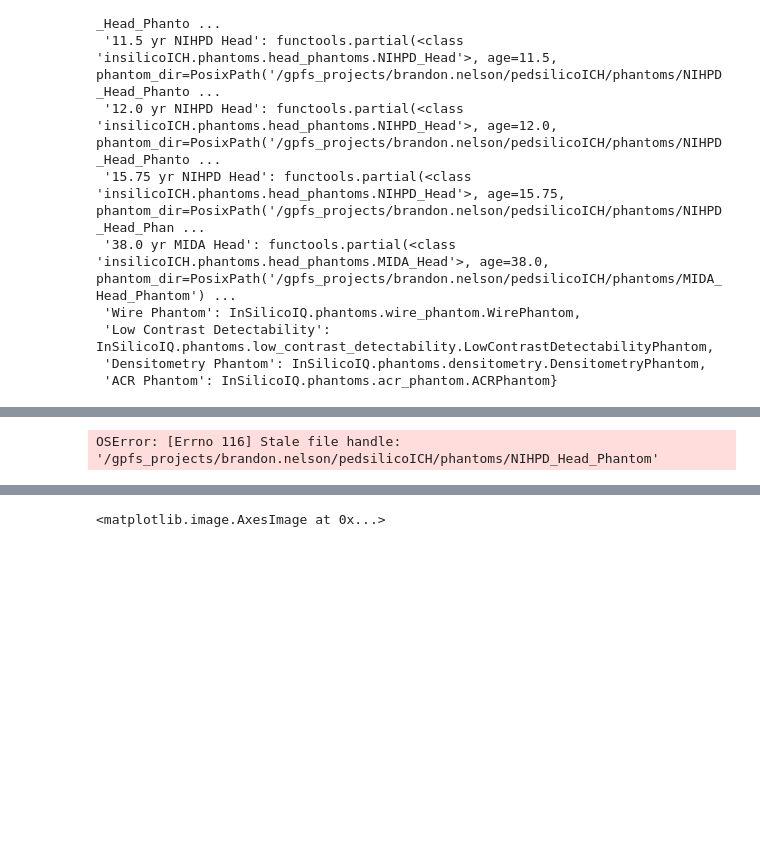
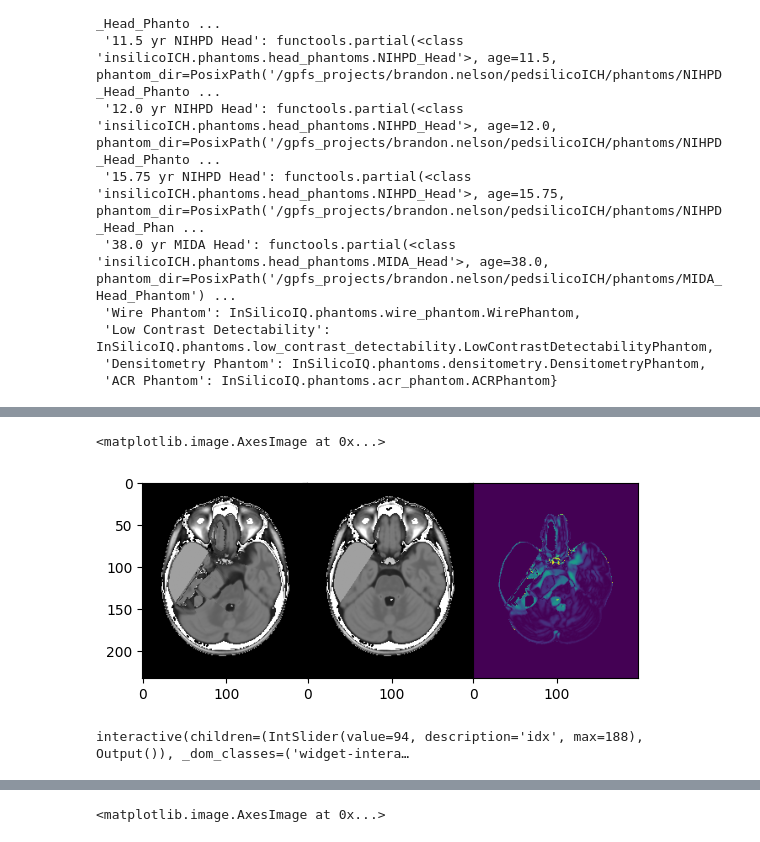
Before and after one commit to DIDSR/InSilicoICH, a Jupyter notebook: notebooks/01_phantoms.ipynb, the cells around one changed output, grey strips where cells are left out. Cells and saved outputs as stored; diff of their text form; code cells hidden in the pictures; blank space fills up the shorter version.

```diff
--- a/notebooks/01_phantoms.ipynb
+++ b/notebooks/01_phantoms.ipynb
@@ -29,3 +101,16 @@ available_phantoms
+# %%
+import matplotlib.pyplot as plt
+f, axs = plt.subplots(1, 3, sharey=True, gridspec_kw=dict(wspace=0))
+axs[0].imshow(phantom_me_image, vmin=0, vmax=80, cmap='gray')
+axs[1].imshow(phantom_no_me_image, vmin=0, vmax=80, cmap='gray')
+axs[2].imshow(abs(phantom_no_me_image - phantom_me_image))
+# %% [output]
+<matplotlib.image.AxesImage at 0x...>
+[figure, added]
+# %%
+scrollview(phantom_me.get_CT_number_phantom(), 'brain')
+# %% [output]
+interactive(children=(IntSlider(value=94, description='idx', max=188), Output()), _dom_classes=('widget-intera…
 # %%
 age = 6.5
 vol = 20
@@ -35,5 +120,3 @@ phantom.insert_lesion('EDH', volume=vol, mass_effect=False, seed=seed)
 phantom_no_me_image = phantom.get_CT_number_phantom()[
     phantom.lesions[0].coords_voxel[0]
     ]
-# %% [output]
-OSError: [Errno 116] Stale file handle: '/gpfs_projects/brandon.nelson/pedsilicoICH/phantoms/NIHPD_Head_Phantom'
```
Also changed, not shown: parts of 7 cells of this notebook, 4 other files.
